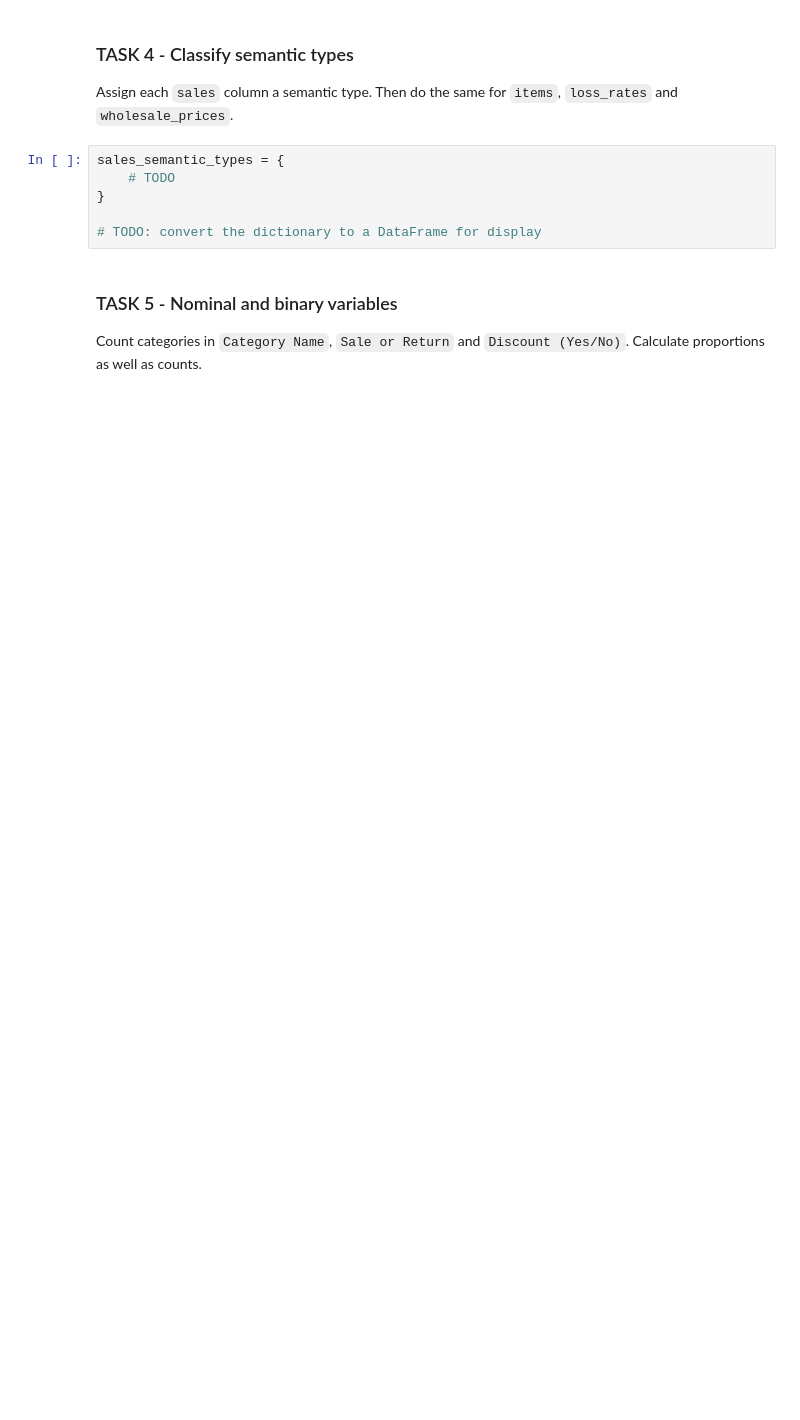
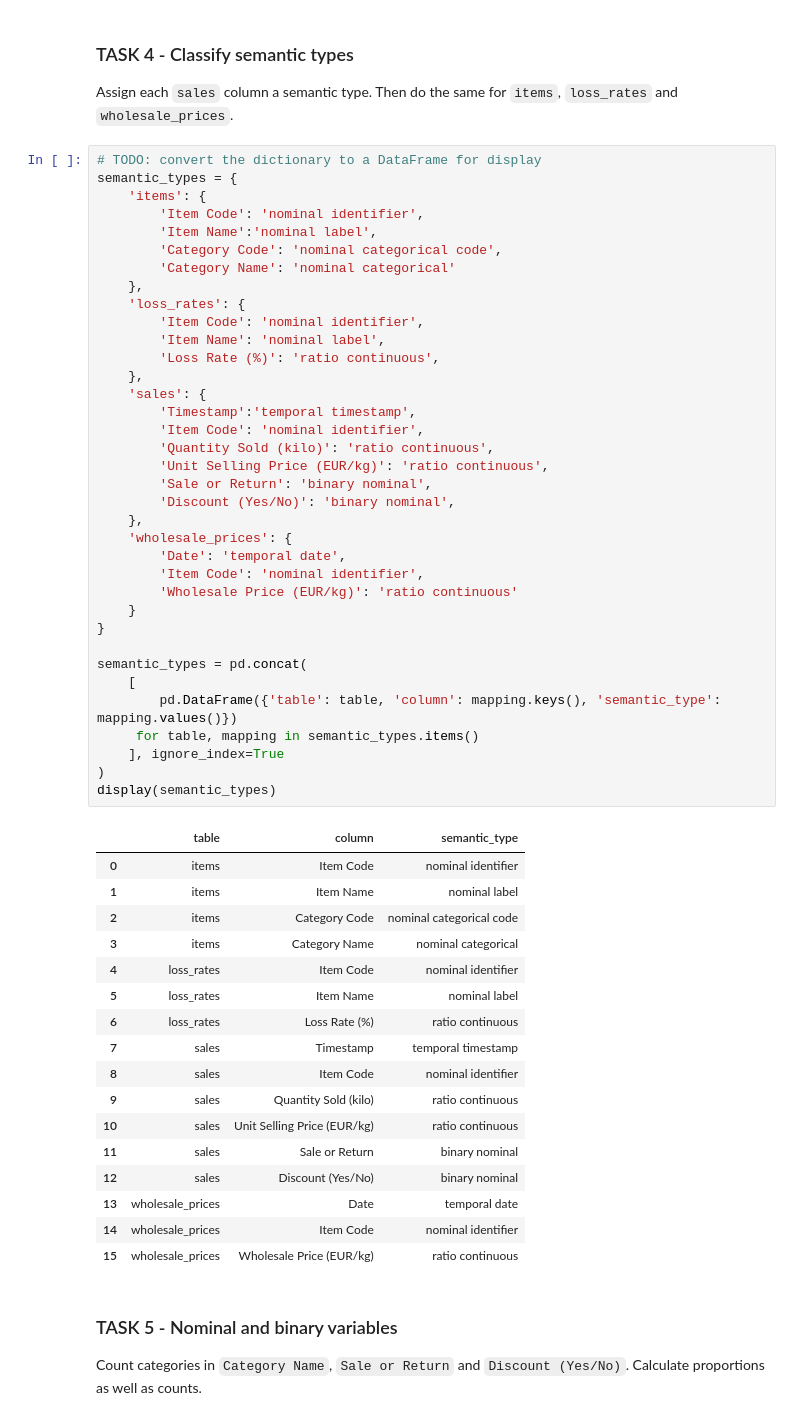
Before and after one commit to dev-deg/aci-26-pt, a Jupyter notebook: full-dataset-example/full_dataset_pipeline.ipynb, the cells around one changed output. Saved outputs shown, nothing was run; the diff lists cells and outputs as text; blank space fills up the shorter version.

```diff
--- a/full-dataset-example/full_dataset_pipeline.ipynb
+++ b/full-dataset-example/full_dataset_pipeline.ipynb
@@ -96,11 +247,59 @@ def column_profile(df):
 
 Assign each `sales` column a semantic type. Then do the same for `items`, `loss_rates` and `wholesale_prices`.
 # %%
-sales_semantic_types = {
-    # TODO
+# TODO: convert the dictionary to a DataFrame for display
+semantic_types = {
+    'items': {
+        'Item Code': 'nominal identifier',
+        'Item Name':'nominal label',
+        'Category Code': 'nominal categorical code',
+        'Category Name': 'nominal categorical'
+    },
+    'loss_rates': {
+        'Item Code': 'nominal identifier',
+        'Item Name': 'nominal label',
+        'Loss Rate (%)': 'ratio continuous',
+    },
+    'sales': {
+        'Timestamp':'temporal timestamp',
+        'Item Code': 'nominal identifier',
+        'Quantity Sold (kilo)': 'ratio continuous',
+        'Unit Selling Price (EUR/kg)': 'ratio continuous',
+        'Sale or Return': 'binary nominal',
+        'Discount (Yes/No)': 'binary nominal',
+    },
+    'wholesale_prices': {
+        'Date': 'temporal date',
+        'Item Code': 'nominal identifier',
+        'Wholesale Price (EUR/kg)': 'ratio continuous'
+    }
 }
 
-# TODO: convert the dictionary to a DataFrame for display
+semantic_types = pd.concat(
+    [
+        pd.DataFrame({'table': table, 'column': mapping.keys(), 'semantic_type': mapping.values()})
+     for table, mapping in semantic_types.items()
+    ], ignore_index=True
+)
+display(semantic_types)
+# %% [output]
+|  | table | column | semantic_type |
+| 0 | items | Item Code | nominal identifier |
+| 1 | items | Item Name | nominal label |
+| 2 | items | Category Code | nominal categorical code |
+| 3 | items | Category Name | nominal categorical |
+| 4 | loss_rates | Item Code | nominal identifier |
+| 5 | loss_rates | Item Name | nominal label |
+| 6 | loss_rates | Loss Rate (%) | ratio continuous |
+| 7 | sales | Timestamp | temporal timestamp |
+| 8 | sales | Item Code | nominal identifier |
+| 9 | sales | Quantity Sold (kilo) | ratio continuous |
+| 10 | sales | Unit Selling Price (EUR/kg) | ratio continuous |
+| 11 | sales | Sale or Return | binary nominal |
+| 12 | sales | Discount (Yes/No) | binary nominal |
+| 13 | wholesale_prices | Date | temporal date |
+| 14 | wholesale_prices | Item Code | nominal identifier |
+| 15 | wholesale_prices | Wholesale Price (EUR/kg) | ratio continuous |
 # %% [markdown]
 ### TASK 5 - Nominal and binary variables
 
```
Also changed, not shown: parts of 6 cells of this notebook.
